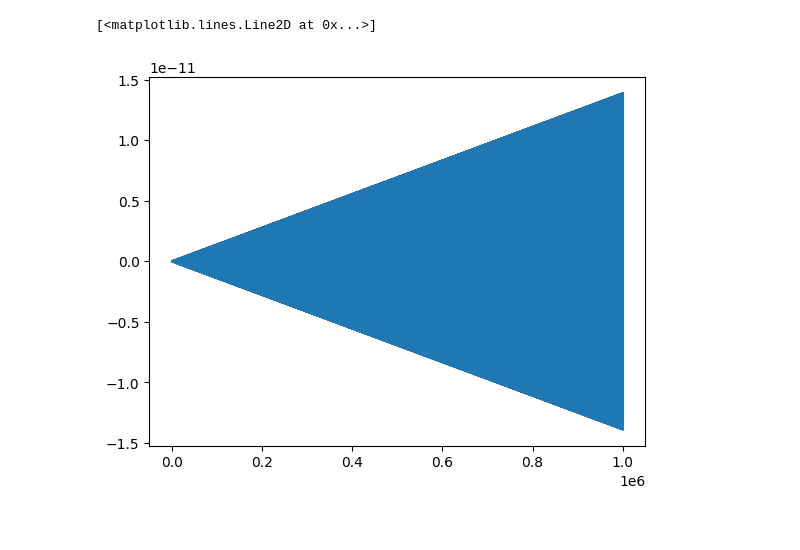
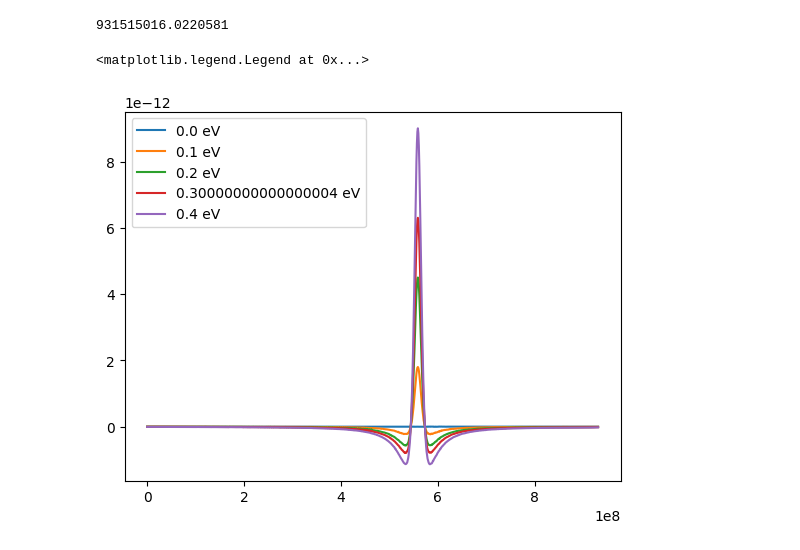
Before and after one commit to ppapac/24112024_memfn, a Jupyter notebook: Untitled-1copy.ipynb, the cells around one changed output. Cells and saved outputs as stored; diff of their text form; code cells hidden in the pictures.

```diff
--- a/Untitled-1copy.ipynb
+++ b/Untitled-1copy.ipynb
@@ -16,9 +16,12 @@ a = 0.142 * 10**(-9)
 t = 2.52
 kb = 8.6173303 * 10**(-5)
 pi = np.pi
-kf = 1.799 * 10**10
-vf = 3 * a * t / 2 / hbar
 Ef = 0.5
+kF=Ef/3*2/a/t
+# %%
+print(kF)
+# %% [output]
+931515016.0220581
 # %%
 def fermi_dirac(E, Ef, T):
     if T > 0:
@@ -65,12 +79,17 @@ def particle_density_int(u, kf, T):
-# %%
-ks = np.arange(0, 1000000, 0.1)
-sums = []
-for k in ks:
-    sums.append(ss_sum_part(k, w=0.5, w_phonon=w_ph, T=50, u=0.5))
-plt.plot(ks, sums)
-# %% [output]
-[<matplotlib.lines.Line2D at 0x...>]
-[figure, removed]
+# %%
+ws = np.arange(0, 0.5, 0.1)
+T=50
+ks = np.arange(0, kF, 10**6)
+for w in ws:
+    ss_sums = []
+    for k in ks:
+        ss = ss_sum_part(k, w, w_ph, T, chemical_potential(T))
+        ss_sums.append(ss)
+    plt.plot(ks, ss_sums, label = f"{w} eV")
+plt.legend()
+# %% [output]
+<matplotlib.legend.Legend at 0x...>
+[figure, added]
 # %%
 result_real = []
 sums = []
```
Also changed, not shown: parts of 5 cells of this notebook, 2 other files.
